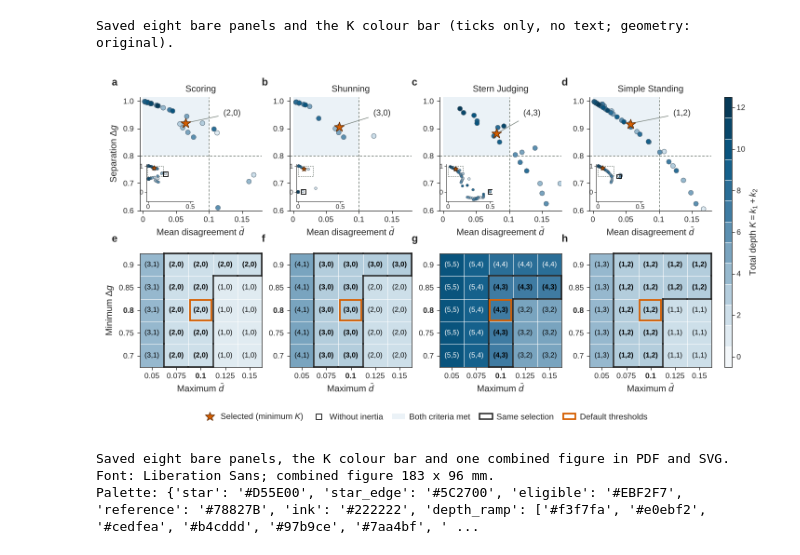
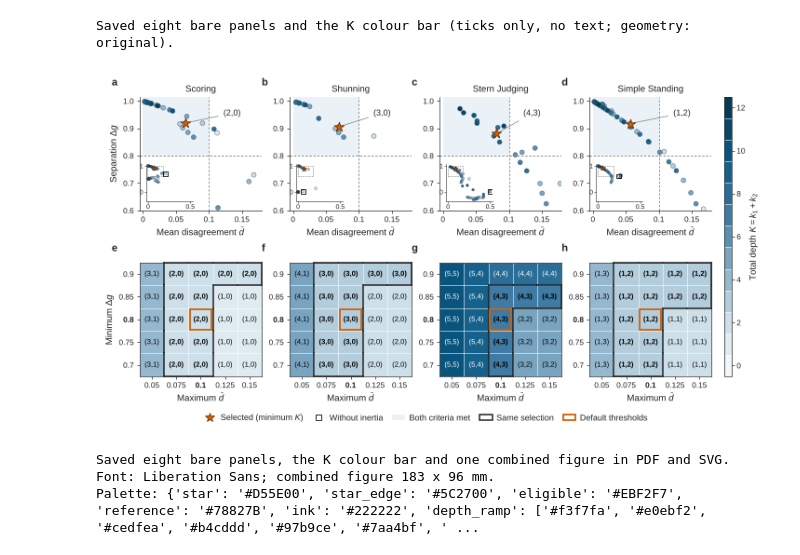
Before and after one commit to JoeWynn7/IR_paper, a Jupyter notebook: verified/figure2_ed1/Extended_Data_Figure1.ipynb, the cells around one changed output. Saved outputs shown, nothing was run; the diff lists cells and outputs as text; code cells hidden in the pictures.

```diff
--- a/verified/figure2_ed1/Extended_Data_Figure1.ipynb
+++ b/verified/figure2_ed1/Extended_Data_Figure1.ipynb
@@ -469,7 +469,7 @@ MM = 1 / 25.4
 FIG_WIDTH = 183 * MM                 # Nature / PNAS double column
 LEFT, RIGHT, GAP_X = 0.46, 0.60, 0.30          # combined-figure margins (inches); RIGHT holds the colour bar
 AX_W = (FIG_WIDTH - LEFT - RIGHT - 3 * GAP_X) / 4  # axes width shared by combined figure and bare panels
-SCATTER_H, MAP_H, GAP_Y = 1.22, 1.22, 0.46     # row heights and the gap between the rows
+SCATTER_H, MAP_H, GAP_Y = 1.22, 1.22, 0.56     # row heights and the gap between the rows
 CBAR_W, CBAR_GAP = 0.08, 0.14                  # vertical K colour bar: thickness, gap to the panels
 CBAR_H = SCATTER_H + GAP_Y + MAP_H             # bar spans both rows (shared by a-h)
 # Marker sizes (pt^2) and line widths (pt). 'print' is used for the 183-mm combined figure;
@@ -674,7 +639,7 @@ Saved eight bare panels and the K colour bar (ticks only, no text; geometry: ori
 # %%
 # ---- combined figure at final print size (183 mm wide); layout in inches
 TOP = 0.24
-LEGEND_H, BOTTOM = 0.30, 0.34
+LEGEND_H, BOTTOM = 0.30, 0.25   # BOTTOM: space between row e-h and the key row
 FIG_HEIGHT = TOP + SCATTER_H + GAP_Y + MAP_H + BOTTOM + LEGEND_H
 
 def place(fig, x, y, w, h):
@@ -702,34 +667,34 @@ with mpl.rc_context(STYLE):
         ax = place(fig, x, y_map, AX_W, MAP_H)
         threshold_map(ax, norm_code, CMAP)
         ax.set_xlabel(r'Maximum $\bar{d}$')
         if col == 0:
             ax.set_ylabel(r'Minimum $\Delta g$')
         panel_label(ax, 'efgh'[col])
 
     # one frameless key row, centred under the panel block
     key_y = 0.10
     fig.legend(handles=[
         Line2D([], [], marker='*', ls='', ms=7.5, mfc=STAR, mec=STAR_EDGE, mew=.5, label='Selected (minimum $K$)'),
         Line2D([], [], marker='s', ls='', ms=4, mfc='none', mec='black', mew=.6, label='Without inertia'),
         Patch(fc=ELIGIBLE, ec='none', label='Both criteria met'),
         Patch(fc='none', ec=OUTLINE, lw=1.1, label='Same selection'),
         Patch(fc='none', ec=STAR, lw=1.3, label='Default thresholds'),
     ], loc='center', bbox_to_anchor=((LEFT + (FIG_WIDTH - LEFT - RIGHT) / 2) / FIG_WIDTH, key_y / FIG_HEIGHT),
        ncol=5, frameon=False, handlelength=1.5, handletextpad=0.5, columnspacing=1.1, borderaxespad=0)
     # shared K colour bar on the far right, spanning both rows
     cax = place(fig, FIG_WIDTH - RIGHT + CBAR_GAP, y_map, CBAR_W, CBAR_H)
     depth_colorbar(cax)
     save_figure(fig, 'Extended_Data_Figure1_combined')
     plt.show()
     plt.close(fig)
 
 assert len(list(FIGURES.glob('*.pdf'))) == len(list(FIGURES.glob('*.svg'))) == 10
 print('Saved eight bare panels, the K colour bar and one combined figure in PDF and SVG.')
 print(f'Font: {FONT}; combined figure {FIG_WIDTH / MM:.0f} x {FIG_HEIGHT / MM:.0f} mm.')
 print('Palette:', dict(star=STAR, star_edge=STAR_EDGE, eligible=ELIGIBLE, reference=REFERENCE, ink=INK,
                        depth_ramp=[mpl.colors.to_hex(CMAP(k)) for k in range(13)]))
 # %% [output]
-[figure, old version]
+[figure, new version]
 Saved eight bare panels, the K colour bar and one combined figure in PDF and SVG.
 Font: Liberation Sans; combined figure 183 x 96 mm.
 Palette: {'star': '#D55E00', 'star_edge': '#5C2700', 'eligible': '#EBF2F7', 'reference': '#78827B', 'ink': '#222222', 'depth_ramp': ['#f3f7fa', '#e0ebf2', '#cedfea', '#b4cddd', '#97b9ce', '#7aa4bf', ' ...
```
Also changed, not shown: parts of 1 cell of this notebook, 23 other files.
